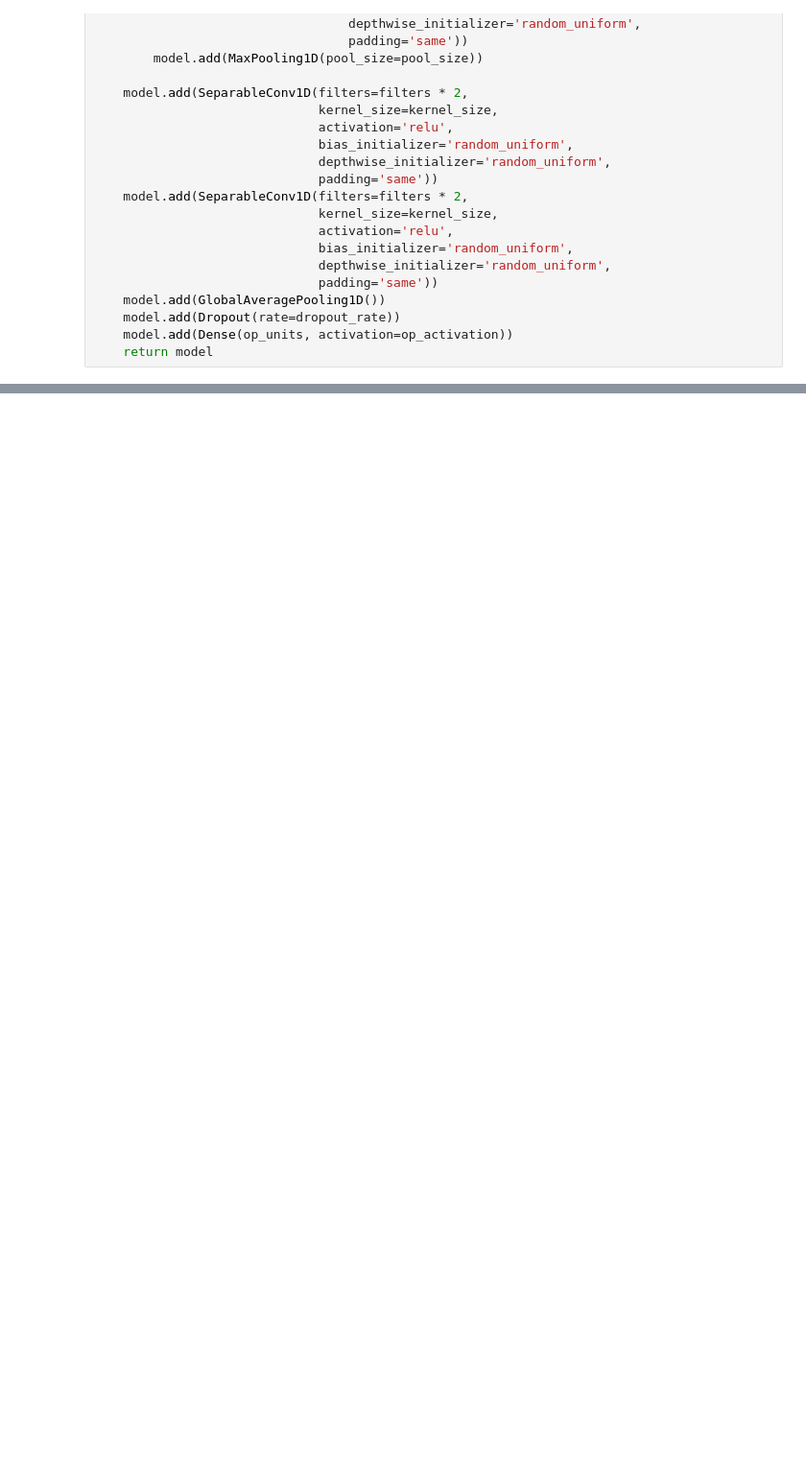
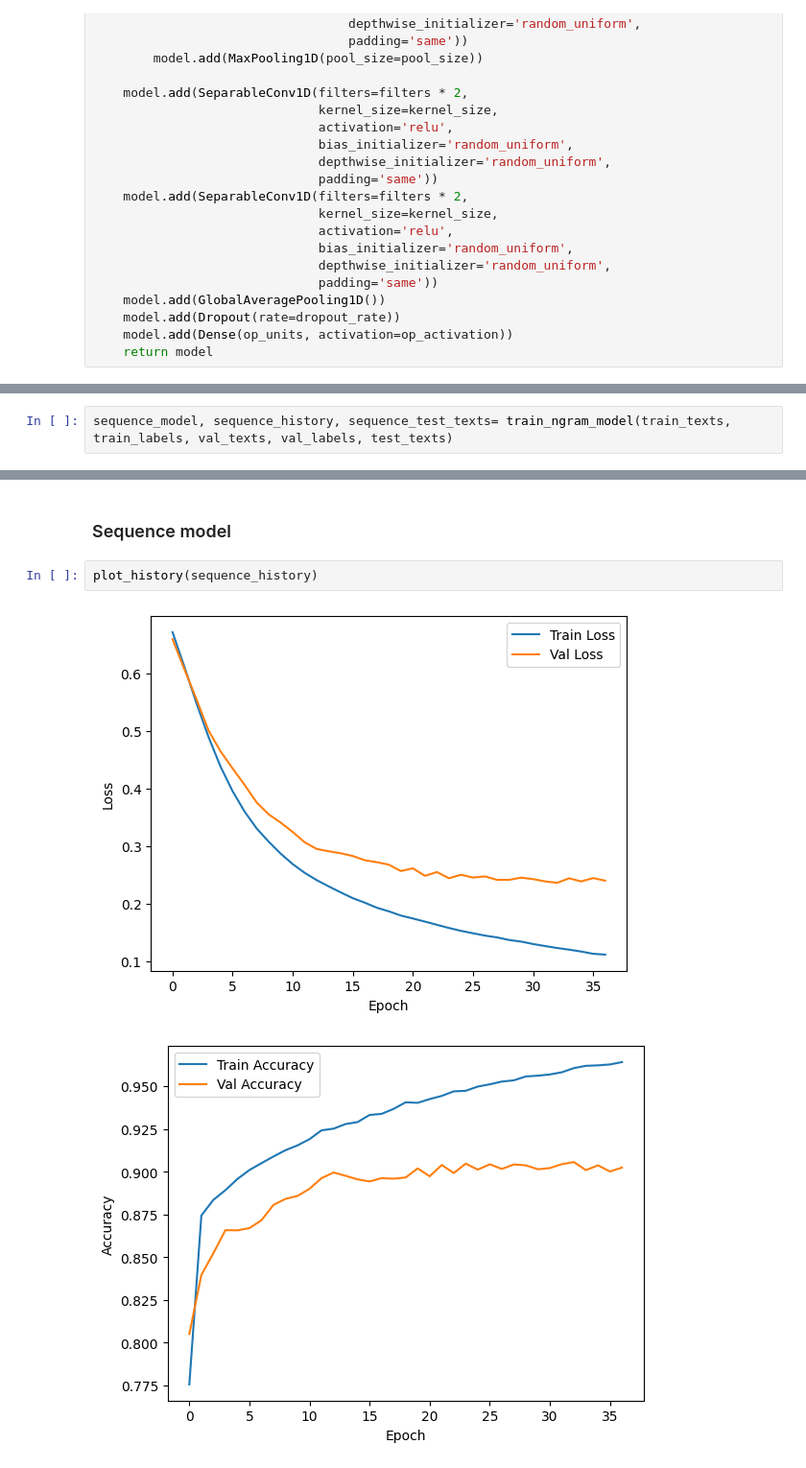
Before and after one commit to danielsimon4/sentiment-analysis, a Jupyter notebook: main.ipynb, the cells around one changed output, grey strips where cells are left out. Shown at 96% size. Cells and saved outputs as stored; diff of their text form; blank space fills up the shorter version.

```diff
--- a/main.ipynb
+++ b/main.ipynb
@@ -494,0 +691,2 @@ def sepcnn_model(blocks, filters, kernel_size, embedding_dim, dropout_rate, pool
+# %%
+sequence_model, sequence_history, sequence_test_texts= train_ngram_model(train_texts, train_labels, val_texts, val_labels, test_texts)
@@ -494,0 +758,7 @@ def sepcnn_model(blocks, filters, kernel_size, embedding_dim, dropout_rate, pool
+# %% [markdown]
+### Sequence model
+# %%
+plot_history(sequence_history)
+# %% [output]
+[figure, added]
+[figure, added]
```
Also changed, not shown: parts of 34 cells of this notebook, 1 other file.
